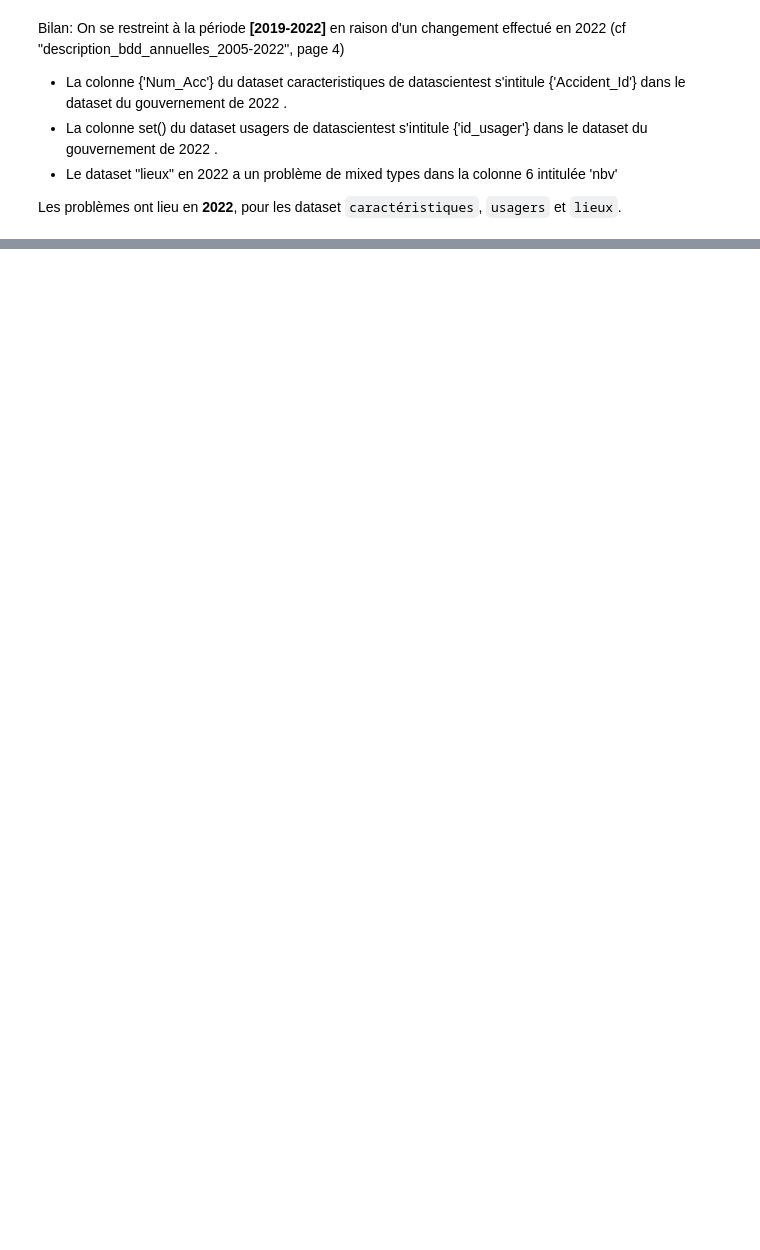
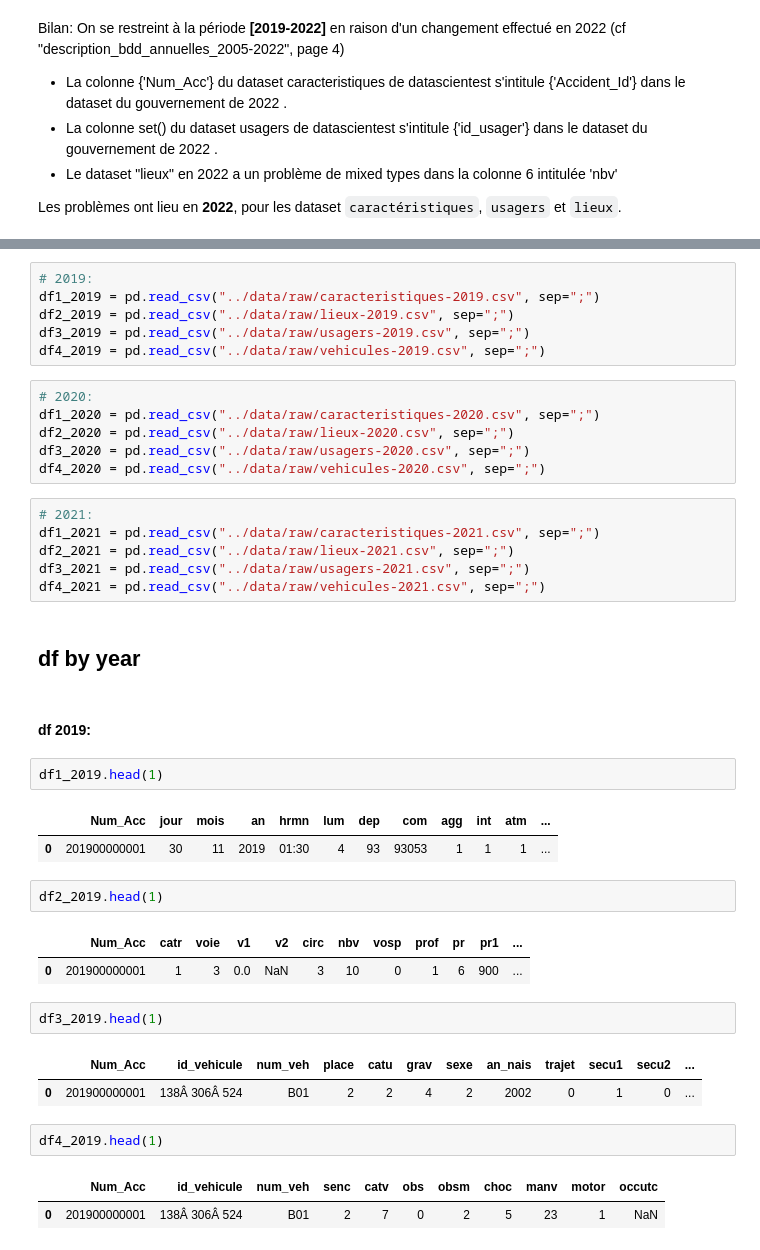
Before and after one commit to DataScientest-Studio/Template_MLOps_accidents, a Jupyter notebook: notebooks/6.0-aw-dowloaded_data_analysis.ipynb, the cells around one changed output, grey strips where cells are left out. Saved outputs shown, nothing was run; the diff lists cells and outputs as text; blank space fills up the shorter version.

```diff
--- a/notebooks/6.0-aw-dowloaded_data_analysis.ipynb
+++ b/notebooks/6.0-aw-dowloaded_data_analysis.ipynb
@@ -412,0 +403,42 @@ You can donwload!
+# %%
+# 2019:
+df1_2019 = pd.read_csv("../data/raw/caracteristiques-2019.csv", sep=";")
+df2_2019 = pd.read_csv("../data/raw/lieux-2019.csv", sep=";")
+df3_2019 = pd.read_csv("../data/raw/usagers-2019.csv", sep=";")
+df4_2019 = pd.read_csv("../data/raw/vehicules-2019.csv", sep=";")
+# %%
+# 2020:
+df1_2020 = pd.read_csv("../data/raw/caracteristiques-2020.csv", sep=";")
+df2_2020 = pd.read_csv("../data/raw/lieux-2020.csv", sep=";")
+df3_2020 = pd.read_csv("../data/raw/usagers-2020.csv", sep=";")
+df4_2020 = pd.read_csv("../data/raw/vehicules-2020.csv", sep=";")
+# %%
+# 2021:
+df1_2021 = pd.read_csv("../data/raw/caracteristiques-2021.csv", sep=";")
+df2_2021 = pd.read_csv("../data/raw/lieux-2021.csv", sep=";")
+df3_2021 = pd.read_csv("../data/raw/usagers-2021.csv", sep=";")
+df4_2021 = pd.read_csv("../data/raw/vehicules-2021.csv", sep=";")
+# %% [markdown]
+## df by year
+# %% [markdown]
+#### df 2019:
+# %%
+df1_2019.head(1)
+# %% [output]
+|  | Num_Acc | jour | mois | an | hrmn | lum | dep | com | agg | int | atm | ... |
+| 0 | 201900000001 | 30 | 11 | 2019 | 01:30 | 4 | 93 | 93053 | 1 | 1 | 1 | ... |
+# %%
+df2_2019.head(1)
+# %% [output]
+|  | Num_Acc | catr | voie | v1 | v2 | circ | nbv | vosp | prof | pr | pr1 | ... |
+| 0 | 201900000001 | 1 | 3 | 0.0 | NaN | 3 | 10 | 0 | 1 | 6 | 900 | ... |
+# %%
+df3_2019.head(1)
+# %% [output]
+|  | Num_Acc | id_vehicule | num_veh | place | catu | grav | sexe | an_nais | trajet | secu1 | secu2 | ... |
+| 0 | 201900000001 | 138Â 306Â 524 | B01 | 2 | 2 | 4 | 2 | 2002 | 0 | 1 | 0 | ... |
+# %%
+df4_2019.head(1)
+# %% [output]
+|  | Num_Acc | id_vehicule | num_veh | senc | catv | obs | obsm | choc | manv | motor | occutc |
+| 0 | 201900000001 | 138Â 306Â 524 | B01 | 2 | 7 | 0 | 2 | 5 | 23 | 1 | NaN |
```
Also changed, not shown: parts of 22 cells of this notebook.
